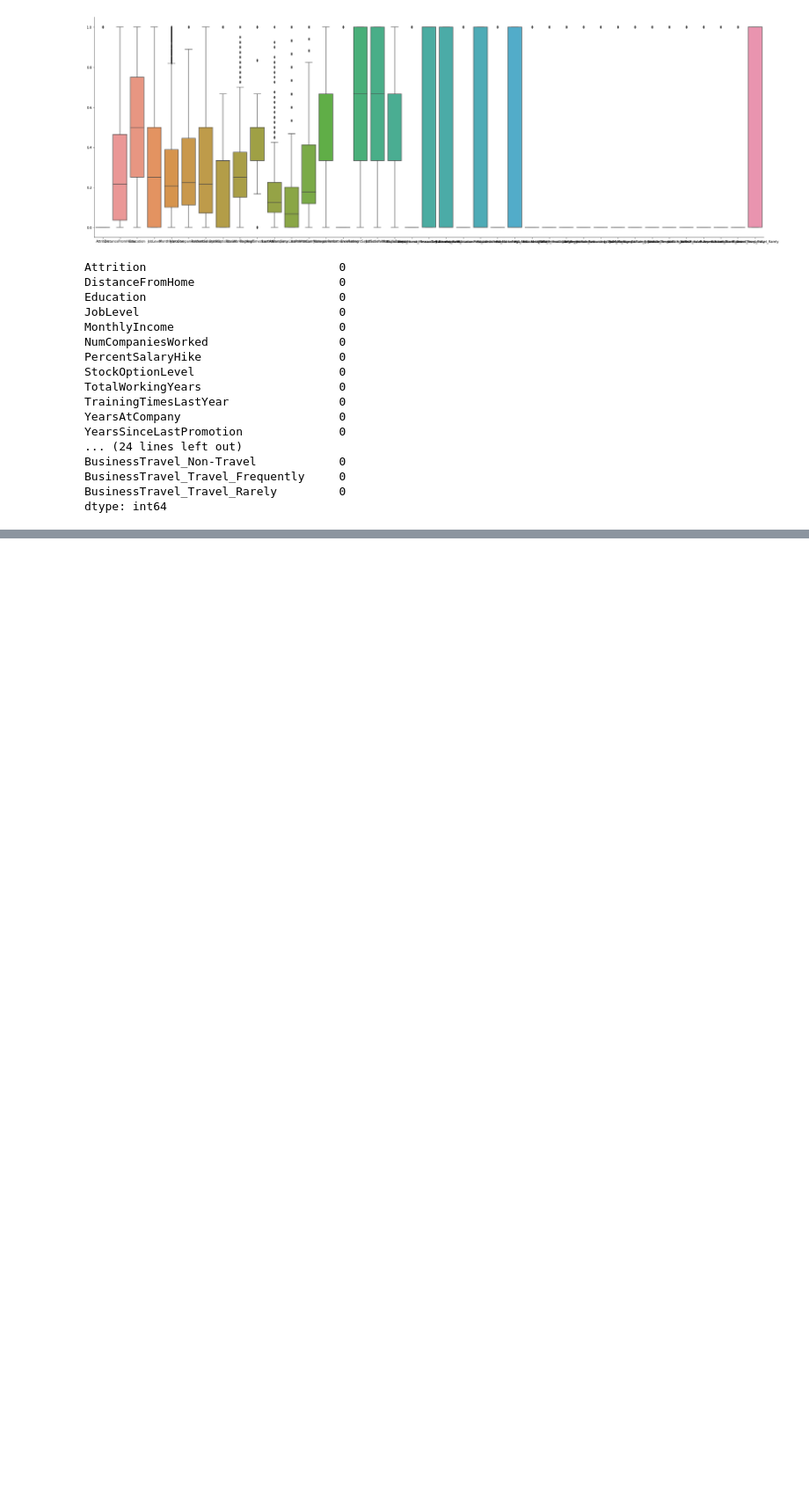
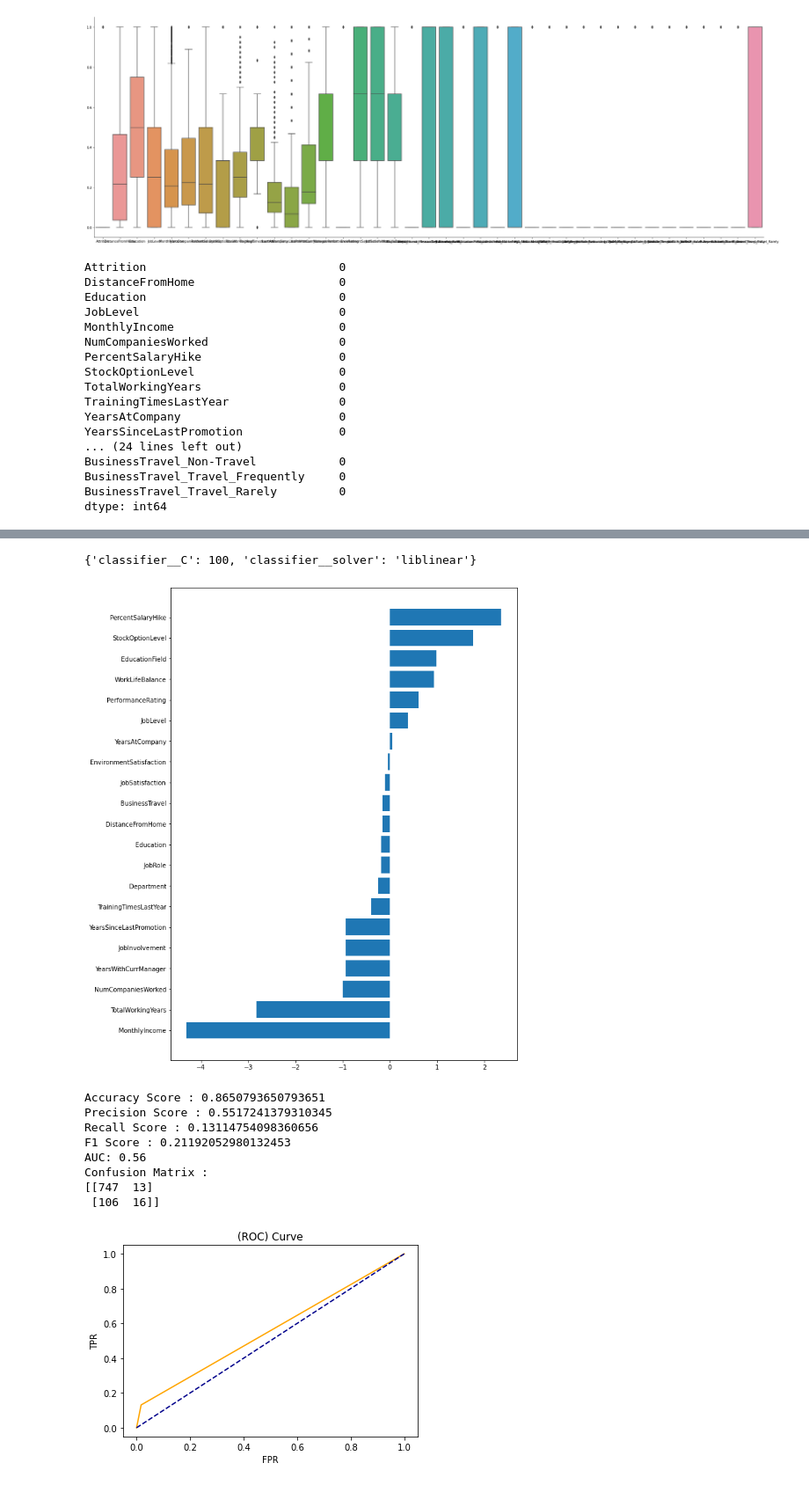
Before and after one commit to Xavier-Labarbe/diab-ethique, a Jupyter notebook: main.ipynb, the cells around one changed output, grey strips where cells are left out. Shown at 88% size. Cells and saved outputs as stored; diff of their text form; code cells hidden in the pictures; blank space fills up the shorter version.

```diff
--- a/main.ipynb
+++ b/main.ipynb
@@ -246,0 +239,5 @@ dtype: int64
+# %%
+data_prepared_pl = pd.DataFrame(preprocessor.fit_transform(data))
+all_columns = np.concatenate((data.columns.drop(labels=cat_data + ordi_data + ["Attrition"]), preprocessor.named_transformers_['cat'].get_feature_names_out(), ordi_data), axis=0)
+data_prepared_pl.columns = all_columns
+data_prepared_pl.head(n=20)
@@ -246,0 +273,8 @@ dtype: int64
+# %%
+def plot_roc_curve(fpr, tpr):
+    plt.plot(fpr, tpr, color='orange', label='ROC')
+    plt.plot([0, 1], [0, 1], color='darkblue', linestyle='--')
+    plt.xlabel('FPR')
+    plt.ylabel('TPR')
+    plt.title('(ROC) Curve')
+    plt.show()
@@ -246,0 +368,43 @@ dtype: int64
+# %%
+def testModel(method, oversampled = False, params = {}, cv = 5, kernel=None):
+  if (oversampled):
+    fullpipeline = IMBPipeline(steps=[
+        ('preprocessor', preprocessor),
+        ('sampling', SMOTE()),
+        ('classifier', method)
+    ])
+  else:
+    fullpipeline = SKPipeline(steps=[
+        ('preprocessor', preprocessor),
+        ('classifier', method)
+    ])
+
+  grid = GridSearchCV(fullpipeline, param_grid=params,cv=cv)
+  grid.fit(X_train, Y_train)
+  print(grid.best_params_)
+  showModel(grid, kernel)
+  return getMetrics(grid.best_estimator_, X_test, Y_test)
+# %%
+models_bo = []
+# %%
+lr = LogisticRegression()
+
+params = {
+    'classifier__C': [10, 100],
+    'classifier__solver' : ['liblinear']
+}
+
+result = testModel(method=lr, params=params, kernel="linear")
+models_bo.append(result)
+# %% [output]
+{'classifier__C': 100, 'classifier__solver': 'liblinear'}
+[figure, added]
+Accuracy Score : 0.8650793650793651
+Precision Score : 0.5517241379310345
+Recall Score : 0.13114754098360656
+F1 Score : 0.21192052980132453
+AUC: 0.56
+Confusion Matrix :
+[[747  13]
+ [106  16]]
+[figure, added]
```
Also changed, not shown: parts of 20 cells of this notebook.
